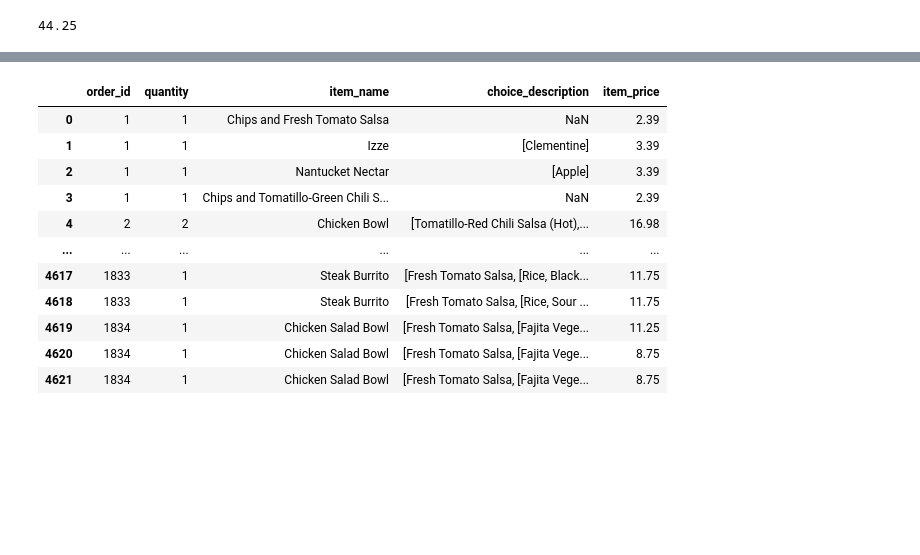
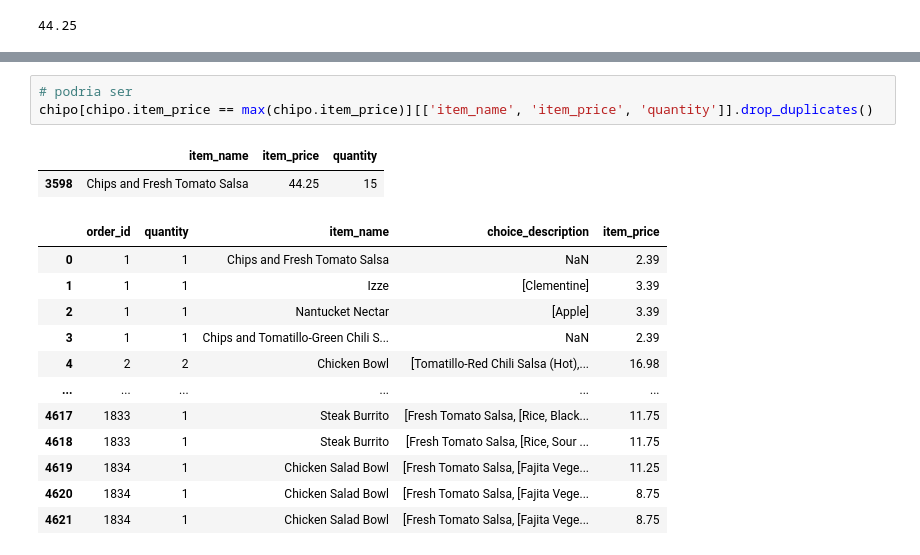
Before and after one commit to bgranda/0926_DS_Beatriz, a Jupyter notebook: 2-Analytics/2-Pandas/ejercicios/02_Filtering_&_Sorting/Chipotle/Chipotle_corregido.ipynb, the cells around one changed output, grey strips where cells are left out. Drawn from its saved outputs; the diff is of its cells as text; blank space fills up the shorter version.

```diff
--- a/2-Analytics/2-Pandas/ejercicios/02_Filtering_&_Sorting/Chipotle/Chipotle_corregido.ipynb
+++ b/2-Analytics/2-Pandas/ejercicios/02_Filtering_&_Sorting/Chipotle/Chipotle_corregido.ipynb
@@ -88,3 +113,9 @@ max(chipo.item_price)
+# %%
+# podria ser
+chipo[chipo.item_price == max(chipo.item_price)][['item_name', 'item_price', 'quantity']].drop_duplicates()
+# %% [output]
+|  | item_name | item_price | quantity |
+| 3598 | Chips and Fresh Tomato Salsa | 44.25 | 15 |
 # %%
 # %% [output]
 |  | order_id | quantity | item_name | choice_description | item_price |
```
Also changed, not shown: parts of 13 cells of this notebook.
